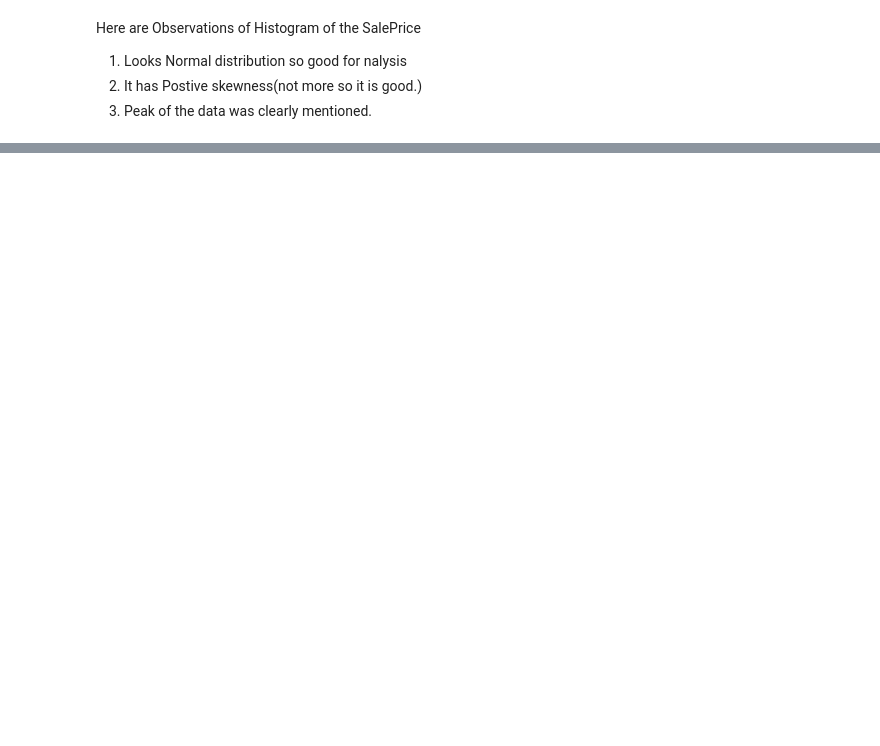
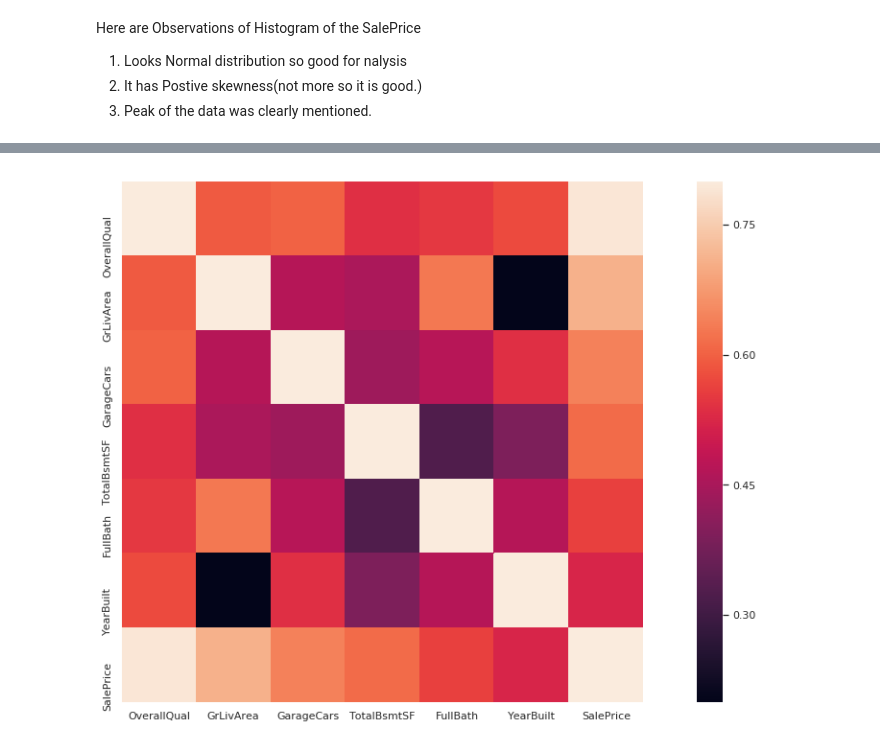
Before and after one commit to SudhakarAnemu/AI-DS-ML-DL-, a Jupyter notebook: ML/jsHousingPractice.ipynb, the cells around one changed output, grey strips where cells are left out. Cells and saved outputs as stored; diff of their text form; code cells hidden in the pictures; blank space fills up the shorter version.

```diff
--- a/ML/jsHousingPractice.ipynb
+++ b/ML/jsHousingPractice.ipynb
@@ -312,0 +390,4 @@ df['SalePrice']
+# %%
+df1 = pd.DataFrame([df.OverallQual,df.GrLivArea,df.GarageCars,df.TotalBsmtSF,df.FullBath,df.YearBuilt, df.SalePrice]).transpose()
+print("First few rows : \n", df1.head(5))
+print("Share of the new DataFrame : ", df1.shape)
@@ -312,0 +406,5 @@ df['SalePrice']
+# %%
+f, ax = plt.subplots(figsize=(20, 10))
+sns.heatmap(df1.corr(), vmax=.8, square=True);
+# %% [output]
+[figure, added]
```
Also changed, not shown: parts of 10 cells of this notebook.
